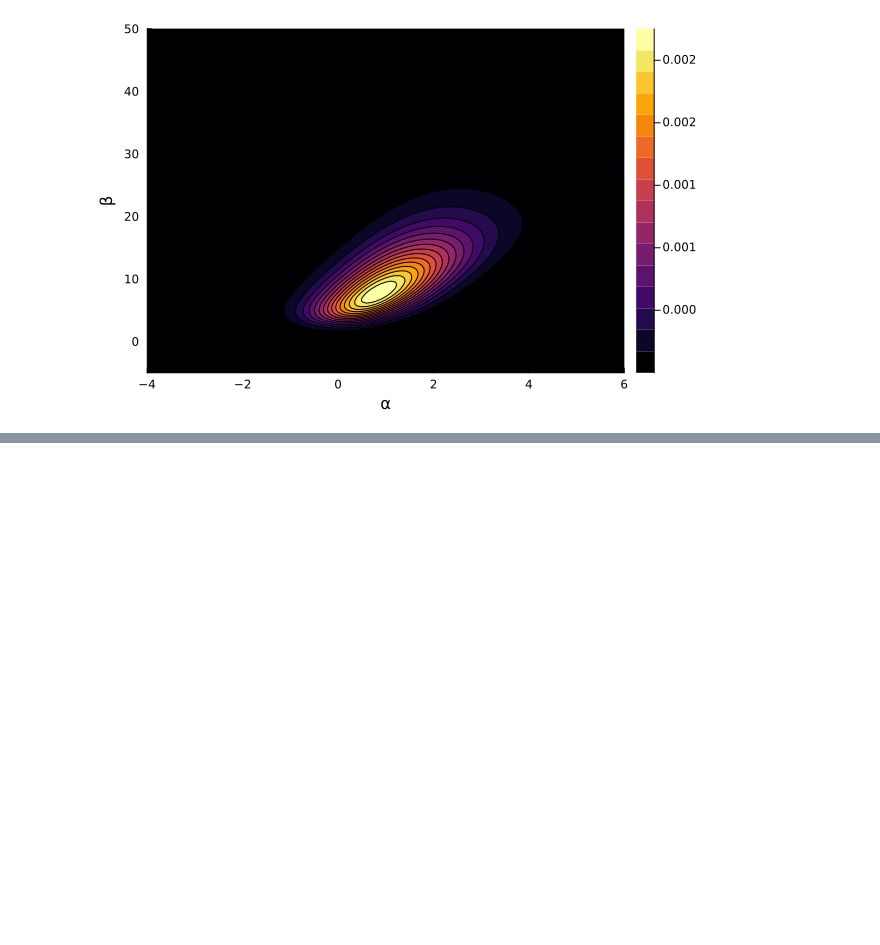
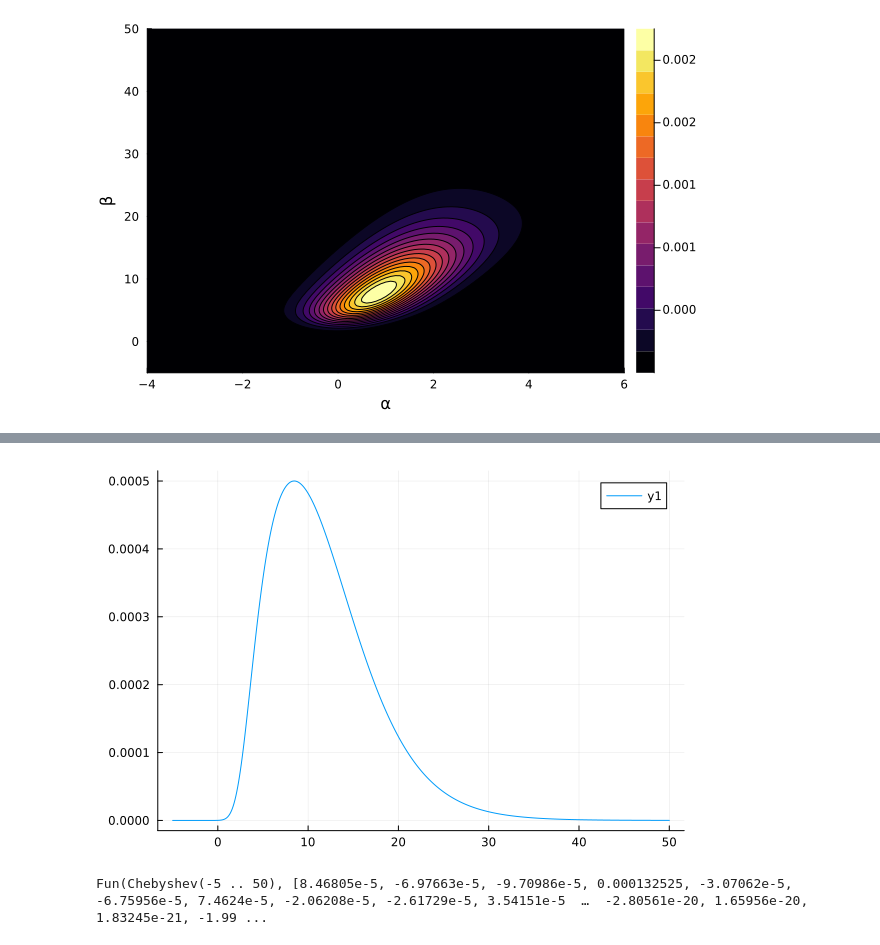
Before and after one commit to alex-hastava/BME-502-2025, a Jupyter notebook: LD50_class.ipynb, the cells around one changed output, grey strips where cells are left out. Drawn from its saved outputs; the diff is of its cells as text; code cells hidden in the pictures; blank space fills up the shorter version.

```diff
--- a/LD50_class.ipynb
+++ b/LD50_class.ipynb
@@ -95,0 +205,8 @@ contourf(-4:0.1:6,-5:0.1:50, poster, xlabel="α",ylabel="β")
+# %%
+plot(β_range,α_avg.(β_range))
+# %% [output]
+[figure, added]
+# %%
+p_β = Fun(α_avg,-5..50)
+# %% [output]
+Fun(Chebyshev(-5 .. 50), [8.46805e-5, -6.97663e-5, -9.70986e-5, 0.000132525, -3.07062e-5, -6.75956e-5, 7.4624e-5, -2.06208e-5, -2.61729e-5, 3.54151e-5  …  -2.80561e-20, 1.65956e-20, 1.83245e-21, -1.99 ...
```
Also changed, not shown: parts of 19 cells of this notebook, 1 other file.
